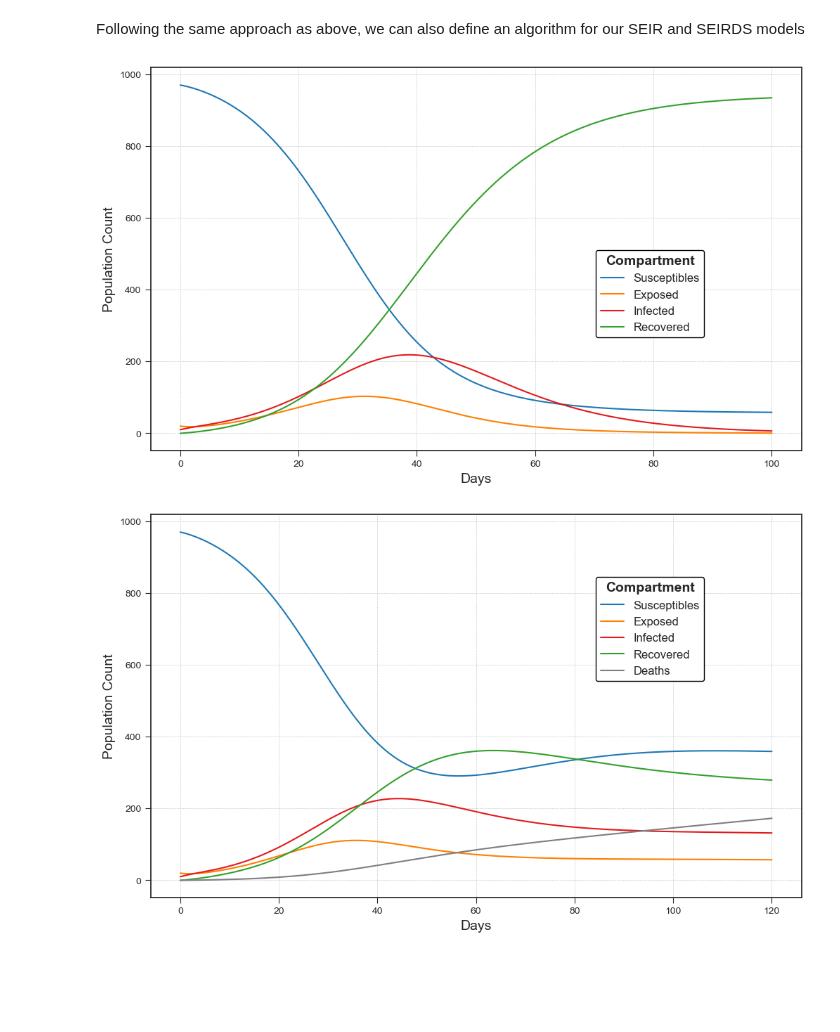
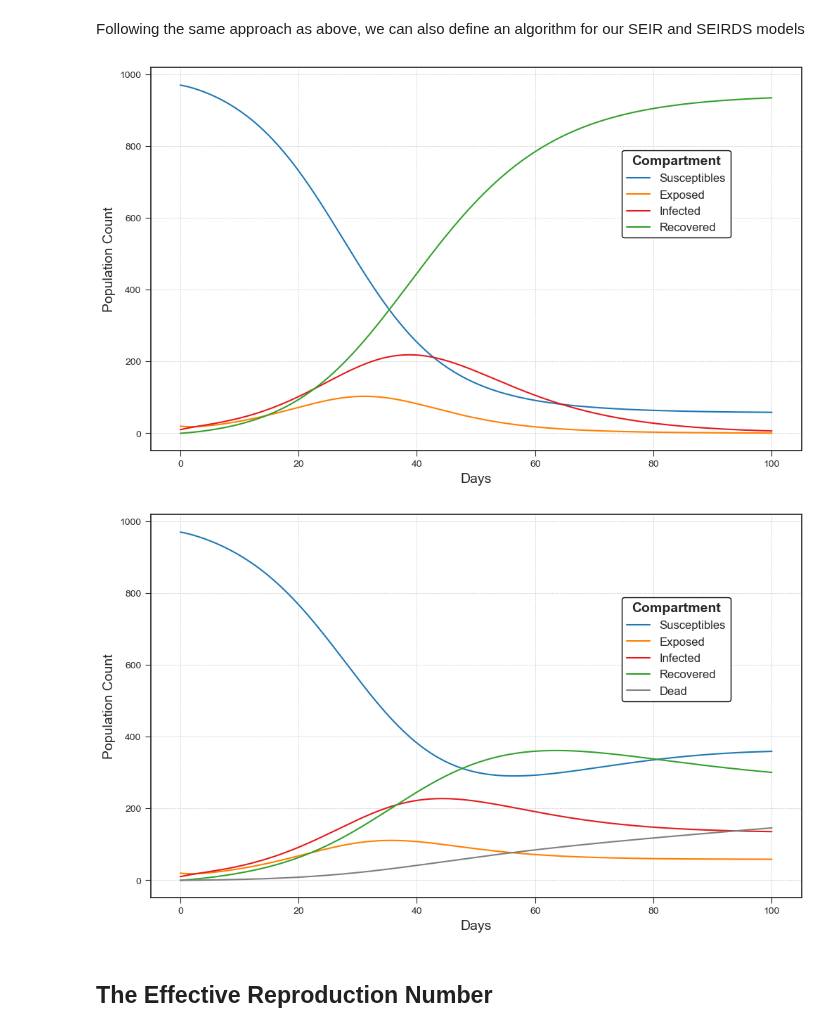
Before and after one commit to rosastreg/Undergrad_AM_Thesis, a Jupyter notebook: Theory/Epidemic_Modelling.ipynb, the cells around one changed output. Cells and saved outputs as stored; diff of their text form; code cells hidden in the pictures; blank space fills up the shorter version.

```diff
--- a/Theory/Epidemic_Modelling.ipynb
+++ b/Theory/Epidemic_Modelling.ipynb
@@ -136,6 +120,8 @@ def seir_model(N, T, h, X0, params):
 
     return S,E,I,R
 # %%
+# EXAMPLE 2
+
 N = 1000 #Total population
 T = 100 #Total number of days to simulate
 h = 1/10 #Step size for state computation
@@ -167,7 +153,7 @@ plt.plot(time, R, label='Recovered', color=colors[3])
 
 plt.grid(visible=True, linestyle='--', linewidth=0.5)
 plt.legend(
-    bbox_to_anchor=(0.675, 0.28),
+    bbox_to_anchor=(0.9, 0.8),
     fontsize=12,
     title='Compartment',
     title_fontproperties={'weight': 'bold', 'size': 14},
@@ -182,7 +168,7 @@ plt.ylabel('Population Count', fontsize=14)
 
 plt.show()
 # %% [output]
-[figure, old version]
+[figure, new version]
 # %%
 def seirds_model(N, T, h, X0, params):
     #Define total number of time steps, initial conditions and model parameters
@@ -214,14 +200,16 @@ def seirds_model(N, T, h, X0, params):
 
     return S,E,I,R,D
 # %%
-N = 1000 #Total population
-T = 120 #Total number of days to simulate
-h = 1/10 #Step size for state computation
-alpha = 1/20 #Reinfection rate
-gamma = 0.1 #Recovery rate
-beta = 0.3 #Infection rate
-mu = 0.01 #Mortality Rate
-sigma = 0.25 #Latency rate
+# EXAMPLE 3
+
+N = 1000          #Total population
+T = 100           #Total number of days to simulate
+h = 1/10          #Step size for state computation
+alpha = 1/20      #Reinfection rate
+gamma = 0.1       #Recovery rate
+beta = 0.3        #Infection rate
+mu = 0.01         #Mortality Rate
+sigma = 0.25      #Latency rate
 
 #Initial conditions
 I0 = 10
@@ -235,34 +223,36 @@ params = (alpha, beta, gamma, mu, sigma)
 
 S,E,I,R,D = seirds_model(N, T, h, X0, params)
 
 #Plot the results
 time = np.linspace(0,T,int(T/h))
 plt.style.use('seaborn-v0_8-ticks')
 colors = sns.color_palette('Paired')
 plt.figure(figsize=(10, 6))
 
 plt.plot(time, S, label='Susceptibles', color=colors[1])
 plt.plot(time, E, label='Exposed', color = colors[7])
 plt.plot(time, I, label='Infected', color = colors[5])
 plt.plot(time, R, label='Recovered', color=colors[3])
-plt.plot(time, D, label='Deaths', color='#7f7f7f')
+plt.plot(time, D, label='Dead', color='#7f7f7f')
 
 
 plt.grid(visible=True, linestyle='--', linewidth=0.5)
 plt.legend(
-    bbox_to_anchor=(0.675, 0.55),
+    bbox_to_anchor=(0.9, 0.8),
     fontsize=12,
     title='Compartment',
     title_fontproperties={'weight': 'bold', 'size': 14},
     frameon=True,
     fancybox=True,
     framealpha=1,
     edgecolor='black',
     facecolor='white')
 plt.tight_layout()
 plt.xlabel('Days', fontsize=14)
 plt.ylabel('Population Count', fontsize=14)
 plt.show()
 # %% [output]
-[figure, old version]
+[figure, new version]
+# %% [markdown]
+## The Effective Reproduction Number
 # %%
```
Also changed, not shown: parts of 11 cells of this notebook.
